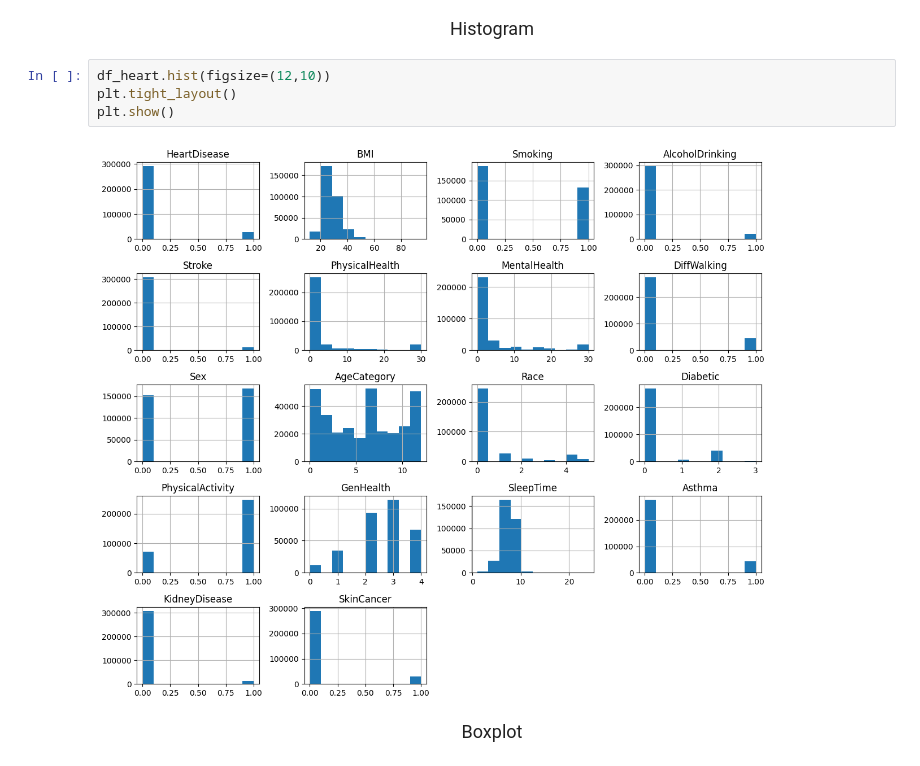
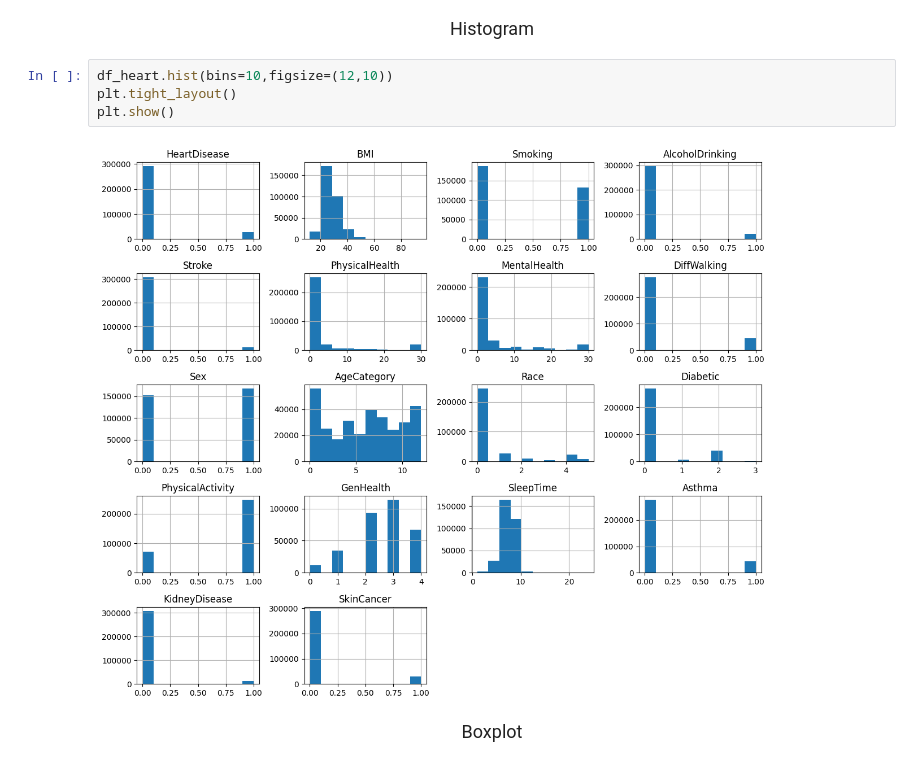
Before and after one commit to Akhzulag/IDA_Labs, a Jupyter notebook: Lab1/Lab1.ipynb, the cells around one changed output. Cells and saved outputs as stored; diff of their text form.

```diff
--- a/Lab1/Lab1.ipynb
+++ b/Lab1/Lab1.ipynb
@@ -125,11 +132,11 @@ plt.show()
 # %% [markdown]
 <p align="center"> <font size="4">Histogram</font></p>
 # %%
-df_heart.hist(figsize=(12,10))
+df_heart.hist(bins=10,figsize=(12,10))
 plt.tight_layout()
 plt.show()
 # %% [output]
-[figure, old version]
+[figure, new version]
 # %% [markdown]
 <p align="center"> <font size="4">Boxplot</font></p>
 # %%
```
Also changed, not shown: parts of 29 cells of this notebook.
